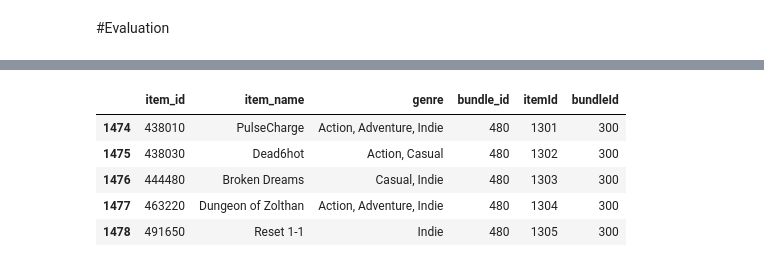
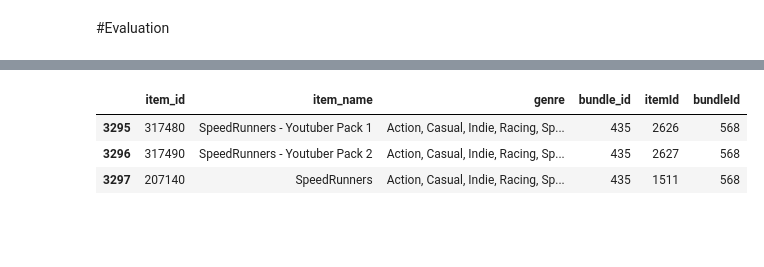
Before and after one commit to raagapranitha/cmpe256-homework2, a Jupyter notebook: steam_video/NCF_bundle.ipynb, the cells around one changed output, grey strips where cells are left out. Drawn from its saved outputs; the diff is of its cells as text; code cells hidden in the pictures; blank space fills up the shorter version.

```diff
--- a/steam_video/NCF_bundle.ipynb
+++ b/steam_video/NCF_bundle.ipynb
@@ -118,0 +125,9 @@ Name: genre, Length: 197, dtype: int64
+# %%
+genres_list = df['genre'].tolist()
+# %%
+genre_set=set()
+for item in genres_list:
+  genres = (item.split(','))
+  for i in genres:
+    genre_set.add(i)
+genre_set
@@ -439,12 +487,10 @@ results_df.head(3)
 # %%
-df[df['bundleId'] == 300].head(5)
+df[df['bundleId'] == 568].head(5)
 # %% [output]
 |  | item_id | item_name | genre | bundle_id | itemId | bundleId |
-| 1474 | 438010 | PulseCharge | Action, Adventure, Indie | 480 | 1301 | 300 |
-| 1475 | 438030 | Dead6hot | Action, Casual | 480 | 1302 | 300 |
-| 1476 | 444480 | Broken Dreams | Casual, Indie | 480 | 1303 | 300 |
-| 1477 | 463220 | Dungeon of Zolthan | Action, Adventure, Indie | 480 | 1304 | 300 |
-| 1478 | 491650 | Reset 1-1 | Indie | 480 | 1305 | 300 |
+| 3295 | 317480 | SpeedRunners - Youtuber Pack 1 | Action, Casual, Indie, Racing, Sp... | 435 | 2626 | 568 |
+| 3296 | 317490 | SpeedRunners - Youtuber Pack 2 | Action, Casual, Indie, Racing, Sp... | 435 | 2627 | 568 |
+| 3297 | 207140 | SpeedRunners | Action, Casual, Indie, Racing, Sp... | 435 | 1511 | 568 |
 # %%
 #save df to json for inference
 df.to_json(r'/content/origin_steam_video_df.json')
```
Also changed, not shown: parts of 16 cells of this notebook, 6 other files.
